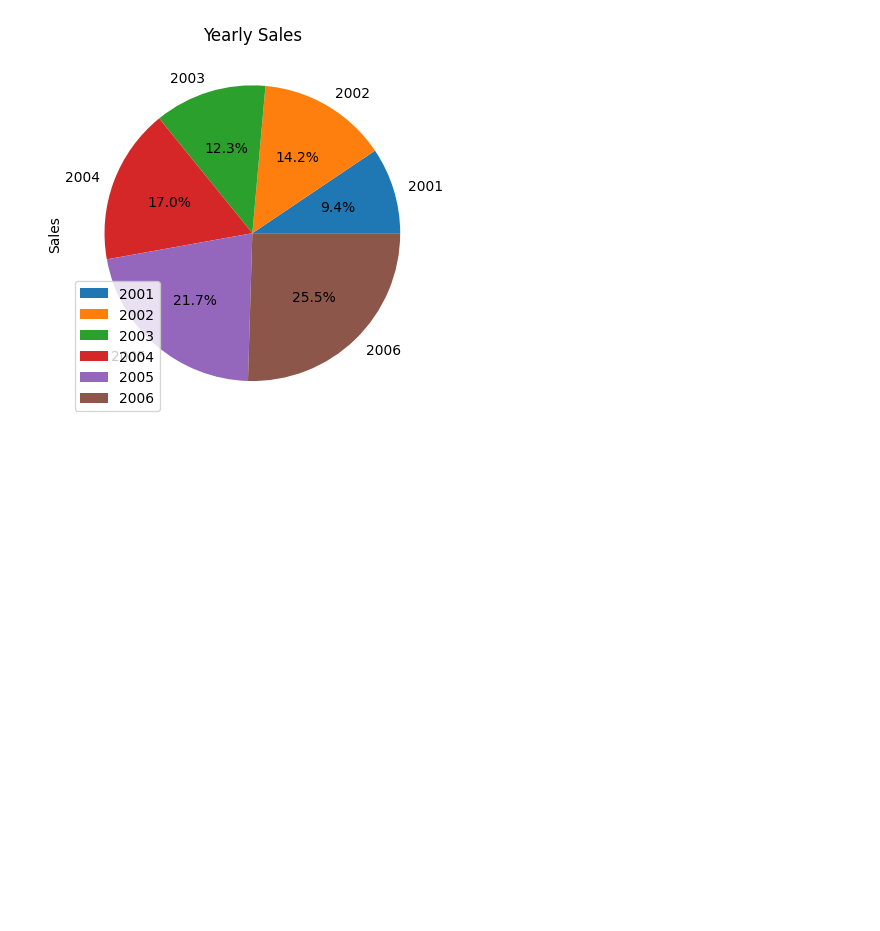
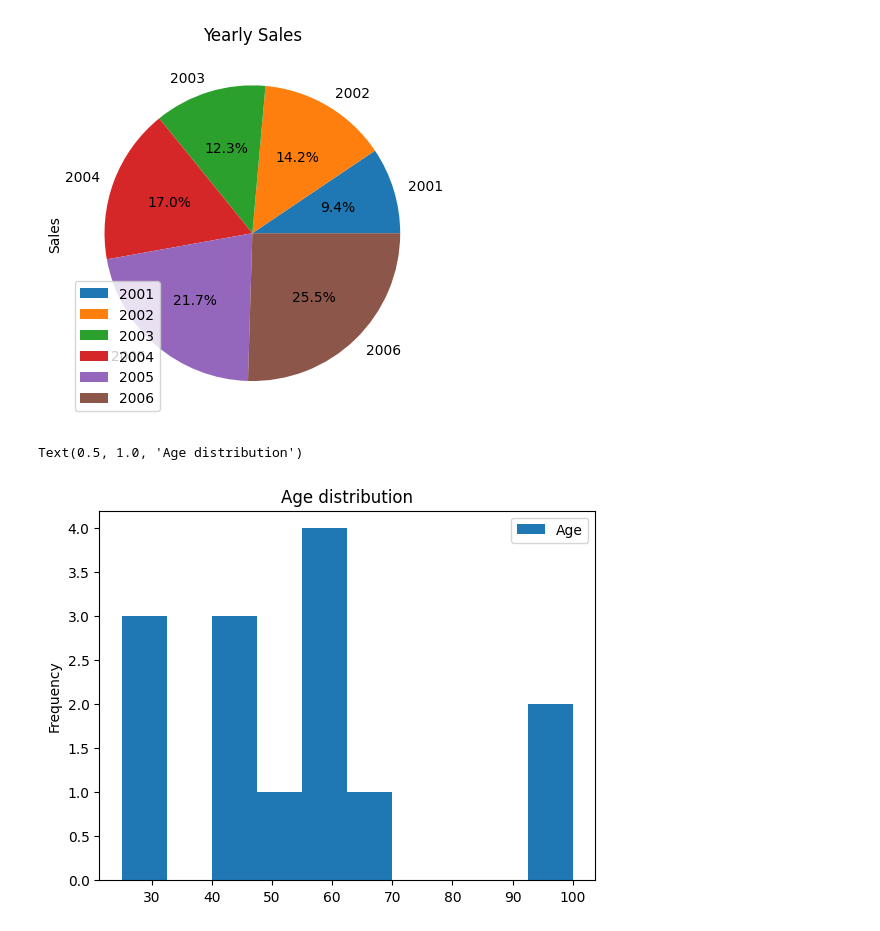
Before and after one commit to S0fft/Learning-Lab, a Jupyter notebook: ds_and_ml/notebooks/matplotlib/matplotlib_examples.ipynb, the cells around one changed output. Saved outputs shown, nothing was run; the diff lists cells and outputs as text; code cells hidden in the pictures; blank space fills up the shorter version.

Commit message:
create his diagram for distribution

```diff
--- a/ds_and_ml/notebooks/matplotlib/matplotlib_examples.ipynb
+++ b/ds_and_ml/notebooks/matplotlib/matplotlib_examples.ipynb
@@ -62,3 +62,14 @@ plt.title('Yearly Sales')
 # %% [output]
 Text(0.5, 1.0, 'Yearly Sales')
 [figure]
+# %%
+data = {
+    'Age': [25, 28, 32, 41, 42, 42, 50, 59, 60, 61, 62, 63, 99, 100]
+}
+
+df = pd.DataFrame(data)
+df.plot(y='Age', kind='hist')
+plt.title('Age distribution')
+# %% [output]
+Text(0.5, 1.0, 'Age distribution')
+[figure, added]
```
